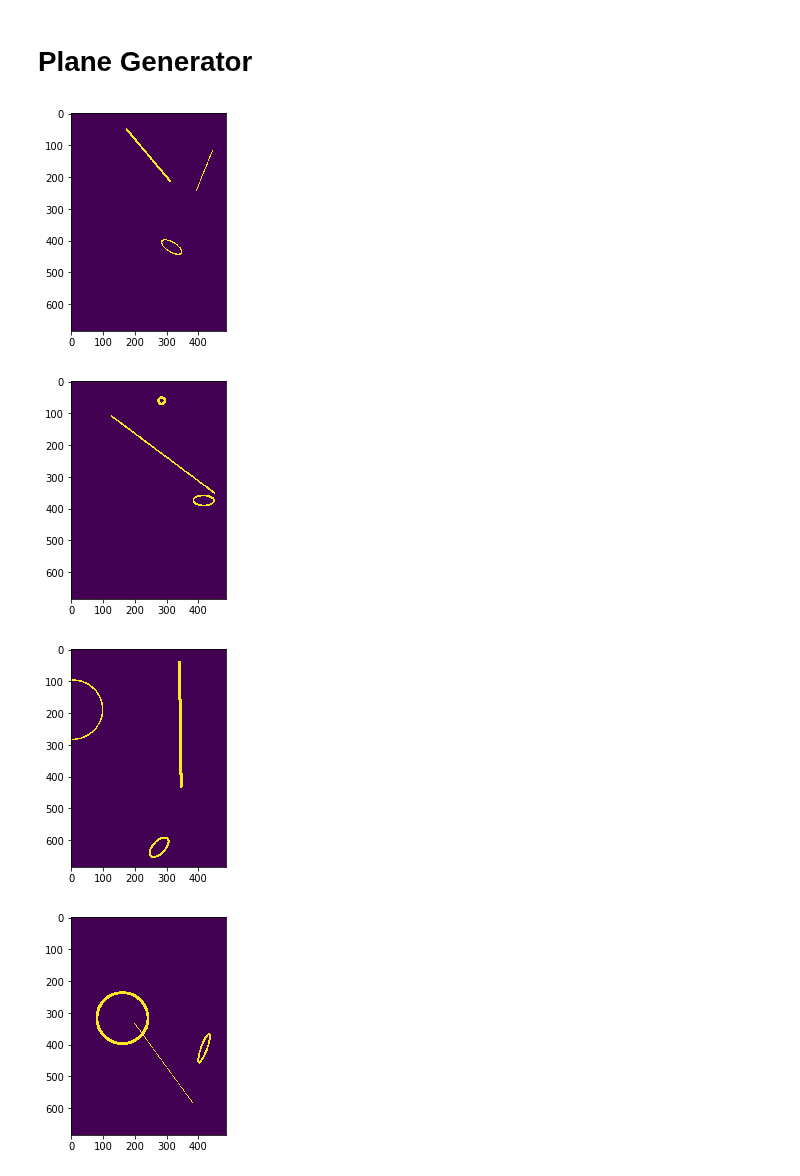
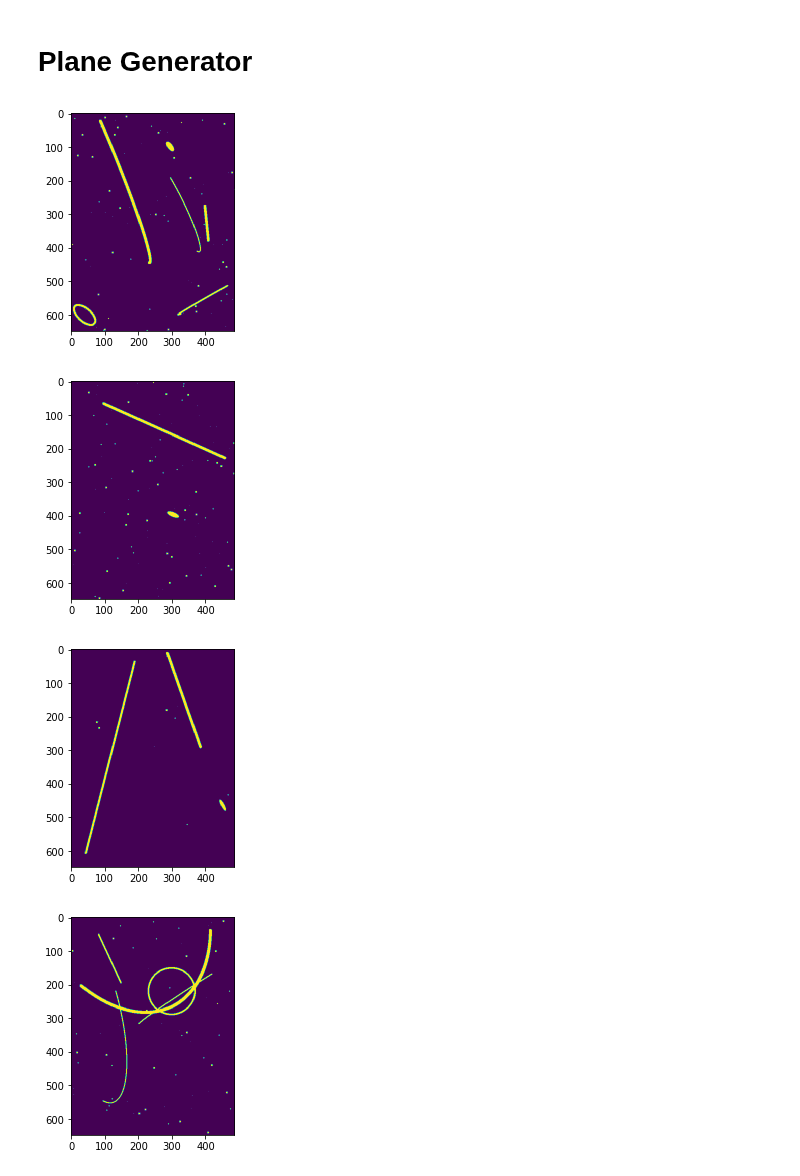
Before and after one commit to richardshuai/u-net-reconstruction, a Jupyter notebook: notebooks/PlaneGenerator.ipynb, the cells around one changed output. Saved outputs shown, nothing was run; the diff lists cells and outputs as text; code cells hidden in the pictures.

```diff
--- a/notebooks/PlaneGenerator.ipynb
+++ b/notebooks/PlaneGenerator.ipynb
@@ -26,20 +26,21 @@ record_dir = path.join('..', 'data', 'model-2.1', 'ground-truths')
 # %%
-plane_dims = np.array([684, 486])
+plane_dims = np.array([648, 486])
 
 # Size of each pixel in um
 scale = np.array([1.5, 1.5])
 
 # Number of planes to generate
-N = 5
+N = 4000
 
 # Shapes to incorporate
-shapes = np.array(['line', 'circle', 'ellipse'])
+shapes = np.array(['bead', 'line', 'curve', 'circle', 'filled_circle', 'ellipse', 'filled_ellipse'])
 
 # Sparsity ranges for each shape
 sparsity_ranges = {
+              'bead': np.array([0, 0]),
               'line': np.array([1e-3, 2e-3]),
               'curve': np.array([7e-6, 2e-4]),
-              'circle': np.array([8e-4, 4e-3]),
+              'circle': np.array([1e-3, 2e-3]),
               'filled_circle': np.array([0, 0]),
               'ellipse': np.array([8e-4, 4e-3]),
               'filled_ellipse': np.array([1e-6, 1e-5])
@@ -48,12 +49,13 @@ sparsity_ranges = {
 # Temporary sparsity ranges for convenience
 num_pixels = np.prod(plane_dims)
 sparsity_ranges = {
-              'line': np.array([1, 3]) / num_pixels,
-              'curve': np.array([1, 2]) / num_pixels,
-              'circle': np.array([.5, 2]) / num_pixels,
-              'filled_circle': np.array([.5, 1.5]) / num_pixels,
-              'ellipse': np.array([.5, 2]) / num_pixels,
-              'filled_ellipse': np.array([.5, 1.5]) / num_pixels
+              'bead': np.array([0, 130]) / num_pixels,
+              'line': np.array([.5, 4]) / num_pixels,
+              'curve': np.array([0, 4]) / num_pixels,
+              'circle': np.array([0, 1.4]) / num_pixels,
+              'filled_circle': np.array([0, 1.3]) / num_pixels,
+              'ellipse': np.array([0, 1.4]) / num_pixels,
+              'filled_ellipse': np.array([0, 1.3]) / num_pixels
              }
 
 
@@ -61,17 +63,18 @@ sparsity_ranges = {
 # Properties, arrays representing ranges
 # Thickness is defined as a radius
 properties = {
+         'bead': {'radius': np.array([1, 4])},
          'line': {'thickness': np.array([1, 5])},
-         'curve': {'curvature': np.array([0, 0]),
-                   'thickness': np.array([1, 3])},
-         'circle': {'radius': np.array([10, 100]),
-                    'thickness': np.array([1, 5])},
-         'filled_circle': {'radius': np.array([0, 0])},
-         'ellipse': {'semi_major_axis': np.array([30, 50]),
-                     'semi_minor_axis': np.array([10, 20]),
-                     'thickness': np.array([1, 5])},
-         'filled_ellipse': {'y_radius': np.array([0, 0]),
-                            'x_radius': np.array([0, 0])}
+         'curve': {'weight': np.array([0.3, 0.8]),
+                   'thickness': np.array([1, 5])},
+         'circle': {'radius': np.array([30, 100]),
+                    'thickness': np.array([1, 10])},
+         'filled_circle': {'radius': np.array([10, 30])},
+         'ellipse': {'semi_major_axis': np.array([20, 60]),
+                     'semi_minor_axis': np.array([10, 25]),
+                     'thickness': np.array([1, 10])},
+         'filled_ellipse': {'semi_major_axis': np.array([10, 20]),
+                            'semi_minor_axis': np.array([5, 10])}
         }
 # Radius of minimum separation between beads in pixels
 min_sep = np.array([3, 3]) / scale
@@ -258,9 +355,9 @@ class PlaneGenerator():
 pg = PlaneGenerator(plane_dims, shapes, sparsity_ranges, properties)
 pg.generate(N)
 # %%
-pg.visualize(5)
+pg.visualize(10)
 # %% [output]
-[figure, old version]
+[figure, new version]
-[figure, old version]
+[figure, new version]
-[figure, old version]
+[figure, new version]
-[figure, old version]
+[figure, new version]
```
Also changed, not shown: parts of 4 cells of this notebook, 8 other files.
